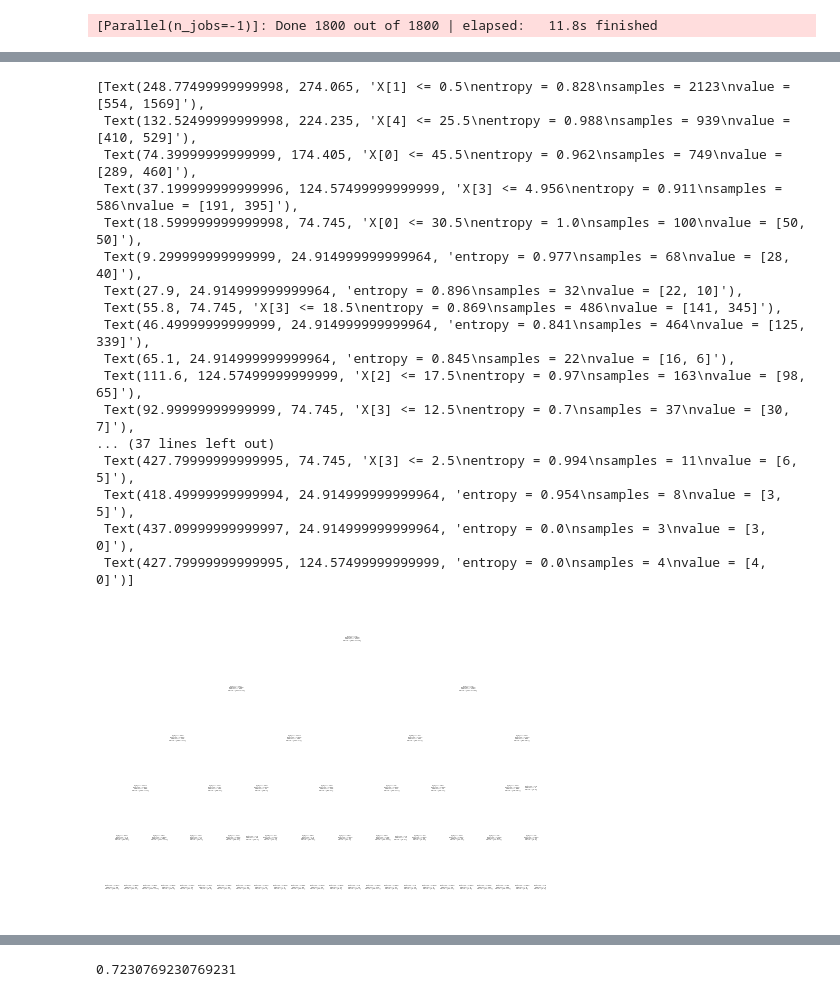
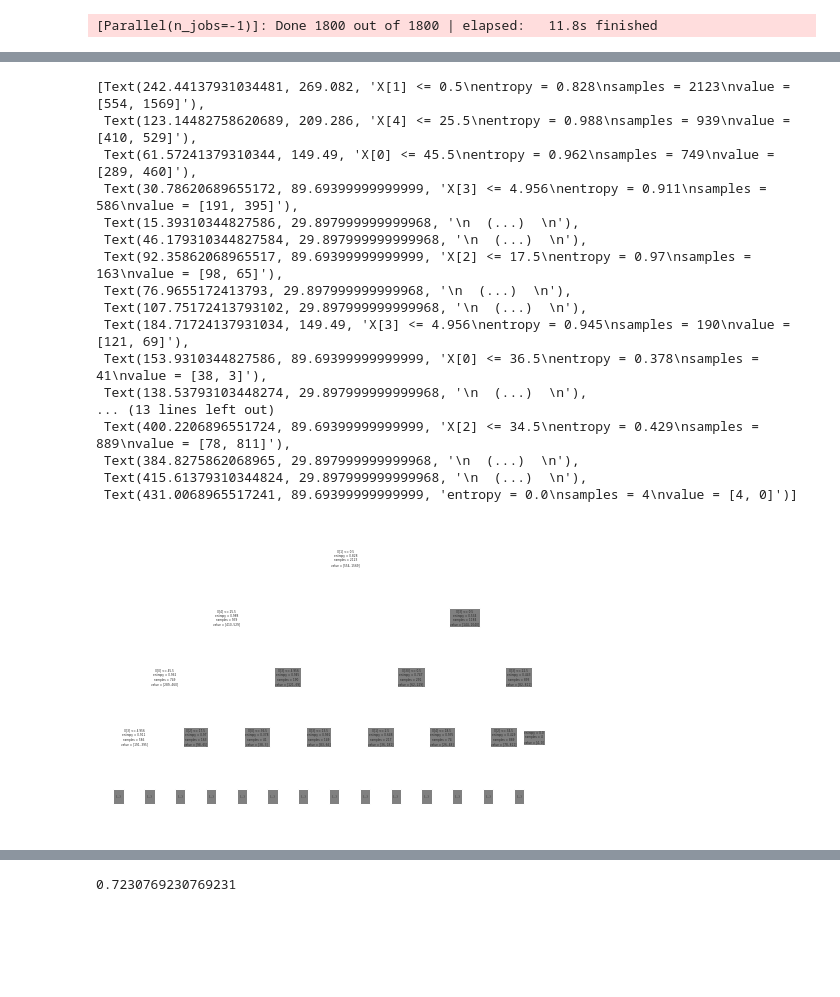
Before and after one commit to MMasson1988/Capstone-s-Project, a Jupyter notebook: Contraceptive_Project_Test.ipynb, the cells around one changed output, grey strips where cells are left out. Saved outputs shown, nothing was run; the diff lists cells and outputs as text; code cells hidden in the pictures; blank space fills up the shorter version.

```diff
--- a/Contraceptive_Project_Test.ipynb
+++ b/Contraceptive_Project_Test.ipynb
@@ -1365,22 +1385,22 @@ plot_confusion_matrix(clf,X_test,y_test,cmap=plt.cm.Blues)
 # %%
 from sklearn import tree
-tree.plot_tree(clf)
+tree.plot_tree(clf, max_depth=3)
 # %% [output]
-[Text(248.77499999999998, 274.065, 'X[1] <= 0.5\nentropy = 0.828\nsamples = 2123\nvalue = [554, 1569]'),
- Text(132.52499999999998, 224.235, 'X[4] <= 25.5\nentropy = 0.988\nsamples = 939\nvalue = [410, 529]'),
- Text(74.39999999999999, 174.405, 'X[0] <= 45.5\nentropy = 0.962\nsamples = 749\nvalue = [289, 460]'),
- Text(37.199999999999996, 124.57499999999999, 'X[3] <= 4.956\nentropy = 0.911\nsamples = 586\nvalue = [191, 395]'),
- Text(18.599999999999998, 74.745, 'X[0] <= 30.5\nentropy = 1.0\nsamples = 100\nvalue = [50, 50]'),
- Text(9.299999999999999, 24.914999999999964, 'entropy = 0.977\nsamples = 68\nvalue = [28, 40]'),
- Text(27.9, 24.914999999999964, 'entropy = 0.896\nsamples = 32\nvalue = [22, 10]'),
- Text(55.8, 74.745, 'X[3] <= 18.5\nentropy = 0.869\nsamples = 486\nvalue = [141, 345]'),
- Text(46.49999999999999, 24.914999999999964, 'entropy = 0.841\nsamples = 464\nvalue = [125, 339]'),
- Text(65.1, 24.914999999999964, 'entropy = 0.845\nsamples = 22\nvalue = [16, 6]'),
- Text(111.6, 124.57499999999999, 'X[2] <= 17.5\nentropy = 0.97\nsamples = 163\nvalue = [98, 65]'),
- Text(92.99999999999999, 74.745, 'X[3] <= 12.5\nentropy = 0.7\nsamples = 37\nvalue = [30, 7]'),
-... (37 lines left out)
- Text(427.79999999999995, 74.745, 'X[3] <= 2.5\nentropy = 0.994\nsamples = 11\nvalue = [6, 5]'),
- Text(418.49999999999994, 24.914999999999964, 'entropy = 0.954\nsamples = 8\nvalue = [3, 5]'),
- Text(437.09999999999997, 24.914999999999964, 'entropy = 0.0\nsamples = 3\nvalue = [3, 0]'),
- Text(427.79999999999995, 124.57499999999999, 'entropy = 0.0\nsamples = 4\nvalue = [4, 0]')]
+[Text(242.44137931034481, 269.082, 'X[1] <= 0.5\nentropy = 0.828\nsamples = 2123\nvalue = [554, 1569]'),
+ Text(123.14482758620689, 209.286, 'X[4] <= 25.5\nentropy = 0.988\nsamples = 939\nvalue = [410, 529]'),
+ Text(61.57241379310344, 149.49, 'X[0] <= 45.5\nentropy = 0.962\nsamples = 749\nvalue = [289, 460]'),
+ Text(30.78620689655172, 89.69399999999999, 'X[3] <= 4.956\nentropy = 0.911\nsamples = 586\nvalue = [191, 395]'),
+ Text(15.39310344827586, 29.897999999999968, '\n  (...)  \n'),
+ Text(46.179310344827584, 29.897999999999968, '\n  (...)  \n'),
+ Text(92.35862068965517, 89.69399999999999, 'X[2] <= 17.5\nentropy = 0.97\nsamples = 163\nvalue = [98, 65]'),
+ Text(76.9655172413793, 29.897999999999968, '\n  (...)  \n'),
+ Text(107.75172413793102, 29.897999999999968, '\n  (...)  \n'),
+ Text(184.71724137931034, 149.49, 'X[3] <= 4.956\nentropy = 0.945\nsamples = 190\nvalue = [121, 69]'),
+ Text(153.9310344827586, 89.69399999999999, 'X[0] <= 36.5\nentropy = 0.378\nsamples = 41\nvalue = [38, 3]'),
+ Text(138.53793103448274, 29.897999999999968, '\n  (...)  \n'),
+... (13 lines left out)
+ Text(400.2206896551724, 89.69399999999999, 'X[2] <= 34.5\nentropy = 0.429\nsamples = 889\nvalue = [78, 811]'),
+ Text(384.8275862068965, 29.897999999999968, '\n  (...)  \n'),
+ Text(415.61379310344824, 29.897999999999968, '\n  (...)  \n'),
+ Text(431.0068965517241, 89.69399999999999, 'entropy = 0.0\nsamples = 4\nvalue = [4, 0]')]
-[figure, old version]
+[figure, new version]
```
Also changed, not shown: parts of 22 cells of this notebook.
